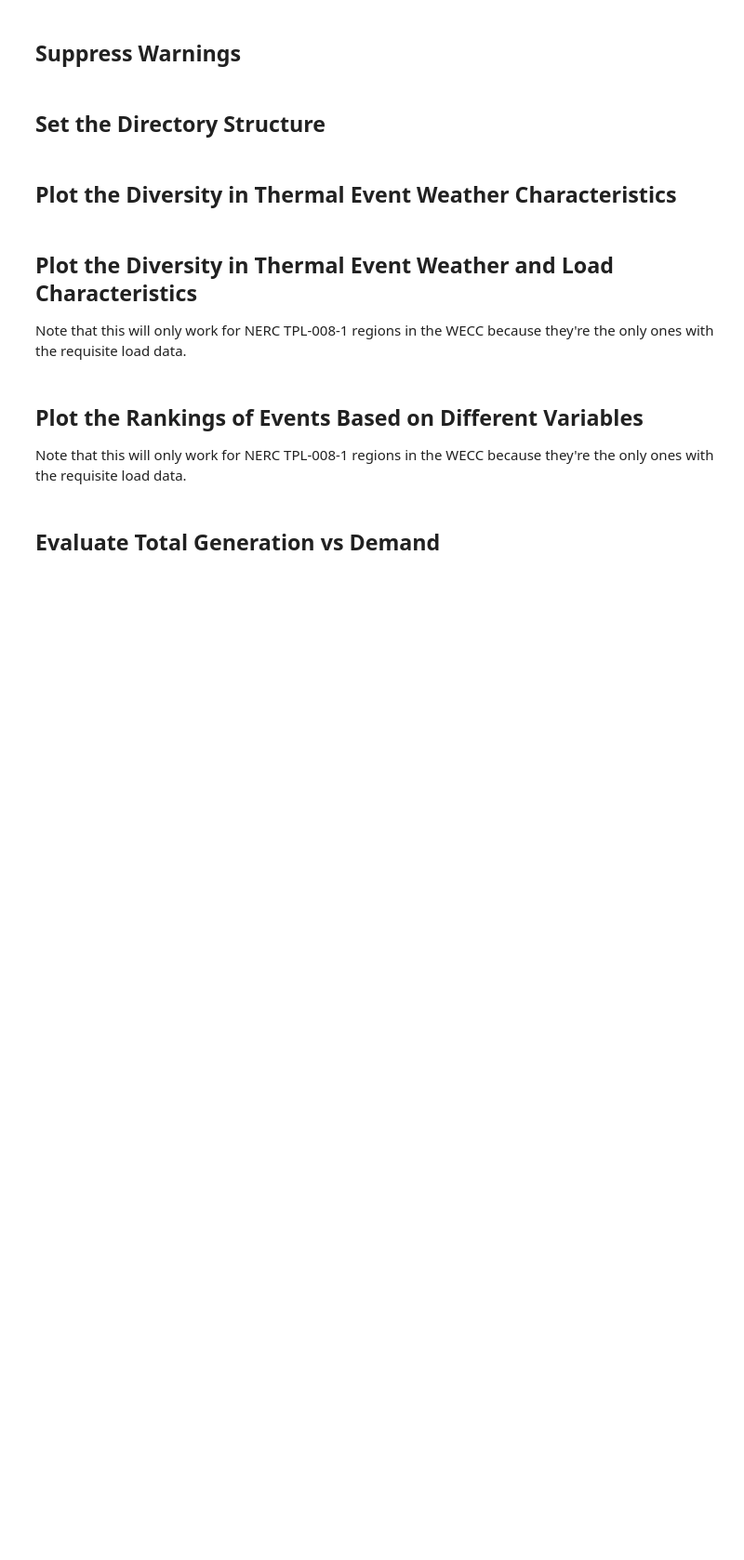
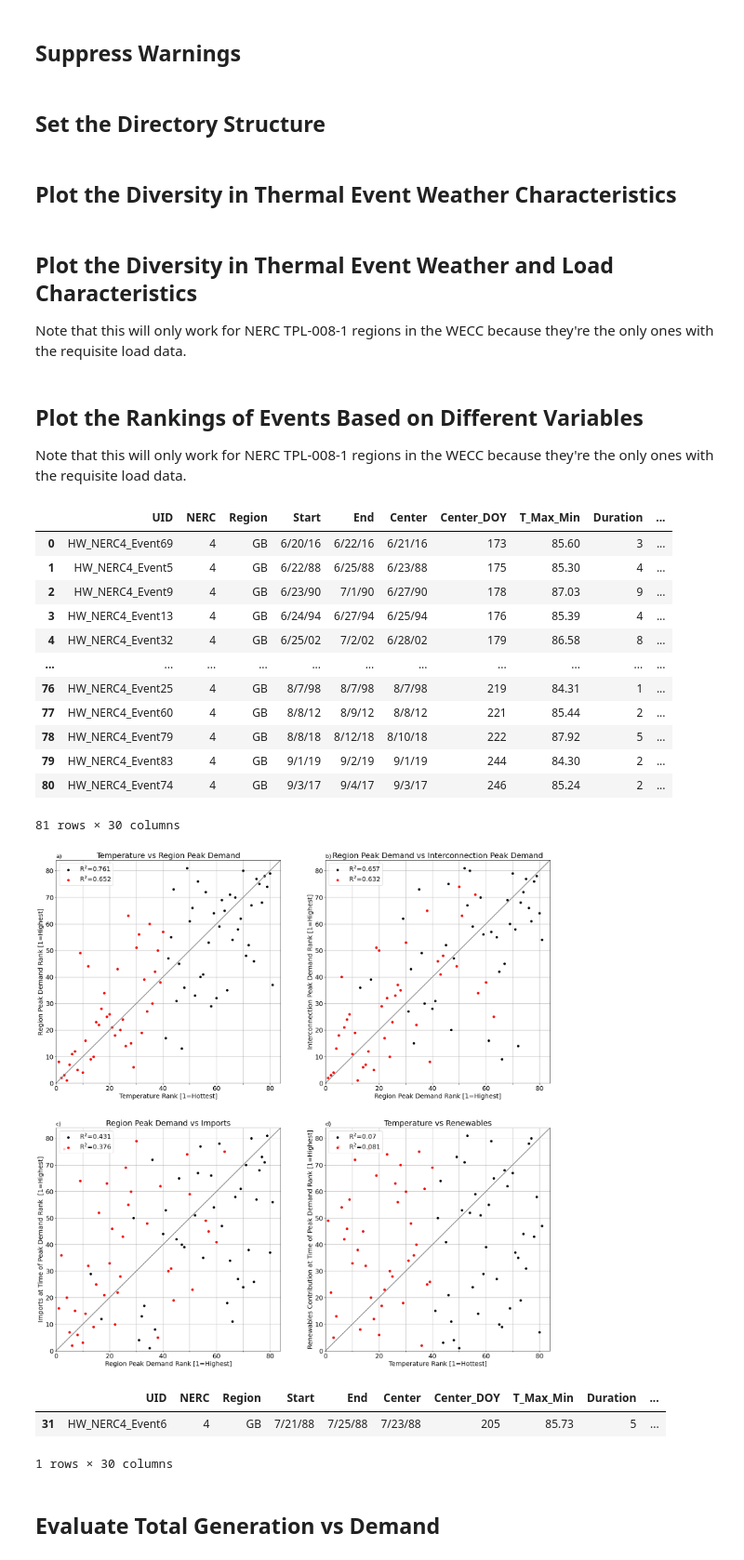
Before and after one commit to cdburley/burleyson-etal_2026_tbd, a Jupyter notebook: notebooks/plot_hw_cs_characteristics.ipynb, the cells around one changed output. Shown at 93% size. Cells and saved outputs as stored; diff of their text form; code cells hidden in the pictures; blank space fills up the shorter version.

```diff
--- a/notebooks/plot_hw_cs_characteristics.ipynb
+++ b/notebooks/plot_hw_cs_characteristics.ipynb
@@ -411,15 +411,43 @@ def plot_hw_cs_rankings(region: int, hw_cs: str, events_data_input_dir: str, met
     if save_images == True:
        plt.savefig(os.path.join(image_output_dir + str(region) + '_' + hw_cs + '_Rankings.png'), dpi=image_resolution, bbox_inches='tight')
        plt.close()
+
+    # Return the dataframe so the rankings for the case studies can be extracted:
+    return subset_df
 # %%
 # Test the function:
-plot_hw_cs_rankings(region = 'CA',
-                    hw_cs = 'HW',
-                    events_data_input_dir = events_data_input_dir,
-                    metadata_input_dir = metadata_input_dir,
-                    image_output_dir = image_output_dir,
-                    image_resolution = 150,
-                    save_images = False)
+output_df = plot_hw_cs_rankings(region = 'GB',
+                                hw_cs = 'HW',
+                                events_data_input_dir = events_data_input_dir,
+                                metadata_input_dir = metadata_input_dir,
+                                image_output_dir = image_output_dir,
+                                image_resolution = 150,
+                                save_images = False)
+
+output_df
+# %% [output]
+|  | UID | NERC | Region | Start | End | Center | Center_DOY | T_Max_Min | Duration | ... |
+| 0 | HW_NERC4_Event69 | 4 | GB | 6/20/16 | 6/22/16 | 6/21/16 | 173 | 85.60 | 3 | ... |
+| 1 | HW_NERC4_Event5 | 4 | GB | 6/22/88 | 6/25/88 | 6/23/88 | 175 | 85.30 | 4 | ... |
+| 2 | HW_NERC4_Event9 | 4 | GB | 6/23/90 | 7/1/90 | 6/27/90 | 178 | 87.03 | 9 | ... |
+| 3 | HW_NERC4_Event13 | 4 | GB | 6/24/94 | 6/27/94 | 6/25/94 | 176 | 85.39 | 4 | ... |
+| 4 | HW_NERC4_Event32 | 4 | GB | 6/25/02 | 7/2/02 | 6/28/02 | 179 | 86.58 | 8 | ... |
+| ... | ... | ... | ... | ... | ... | ... | ... | ... | ... | ... |
+| 76 | HW_NERC4_Event25 | 4 | GB | 8/7/98 | 8/7/98 | 8/7/98 | 219 | 84.31 | 1 | ... |
+| 77 | HW_NERC4_Event60 | 4 | GB | 8/8/12 | 8/9/12 | 8/8/12 | 221 | 85.44 | 2 | ... |
+| 78 | HW_NERC4_Event79 | 4 | GB | 8/8/18 | 8/12/18 | 8/10/18 | 222 | 87.92 | 5 | ... |
+| 79 | HW_NERC4_Event83 | 4 | GB | 9/1/19 | 9/2/19 | 9/1/19 | 244 | 84.30 | 2 | ... |
+| 80 | HW_NERC4_Event74 | 4 | GB | 9/3/17 | 9/4/17 | 9/3/17 | 246 | 85.24 | 2 | ... |
+81 rows × 30 columns
+[figure, added]
+# %%
+event_df = output_df.loc[output_df['UID'] == 'HW_NERC4_Event6']
+
+event_df
+# %% [output]
+|  | UID | NERC | Region | Start | End | Center | Center_DOY | T_Max_Min | Duration | ... |
+| 31 | HW_NERC4_Event6 | 4 | GB | 7/21/88 | 7/25/88 | 7/23/88 | 205 | 85.73 | 5 | ... |
+1 rows × 30 columns
 # %%
 # Loop over the NERC TPL-008-1 regions in the WECC and make the plot for each region:
 for region in ['CA', 'GB', 'PNW', 'RM', 'SW']:
```
Also changed, not shown: 8 other files.
